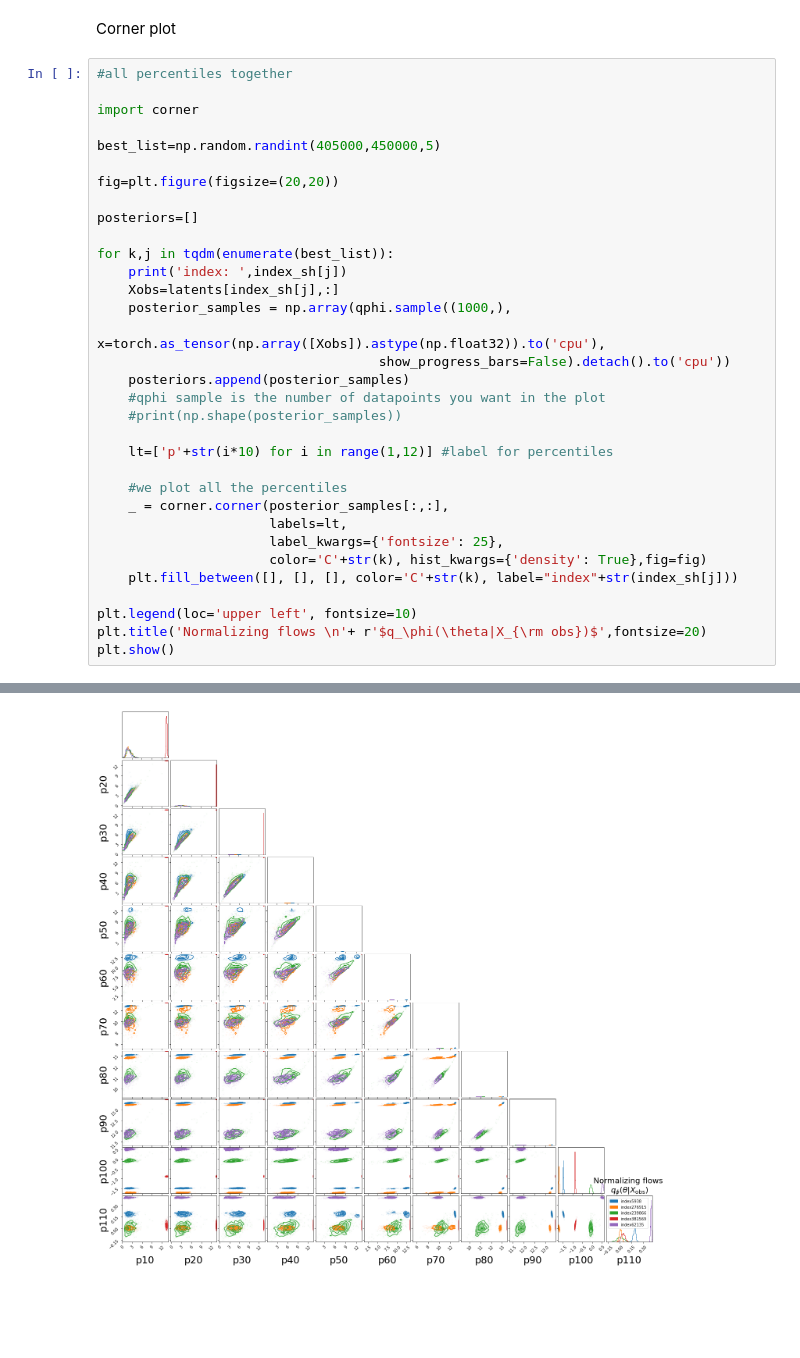
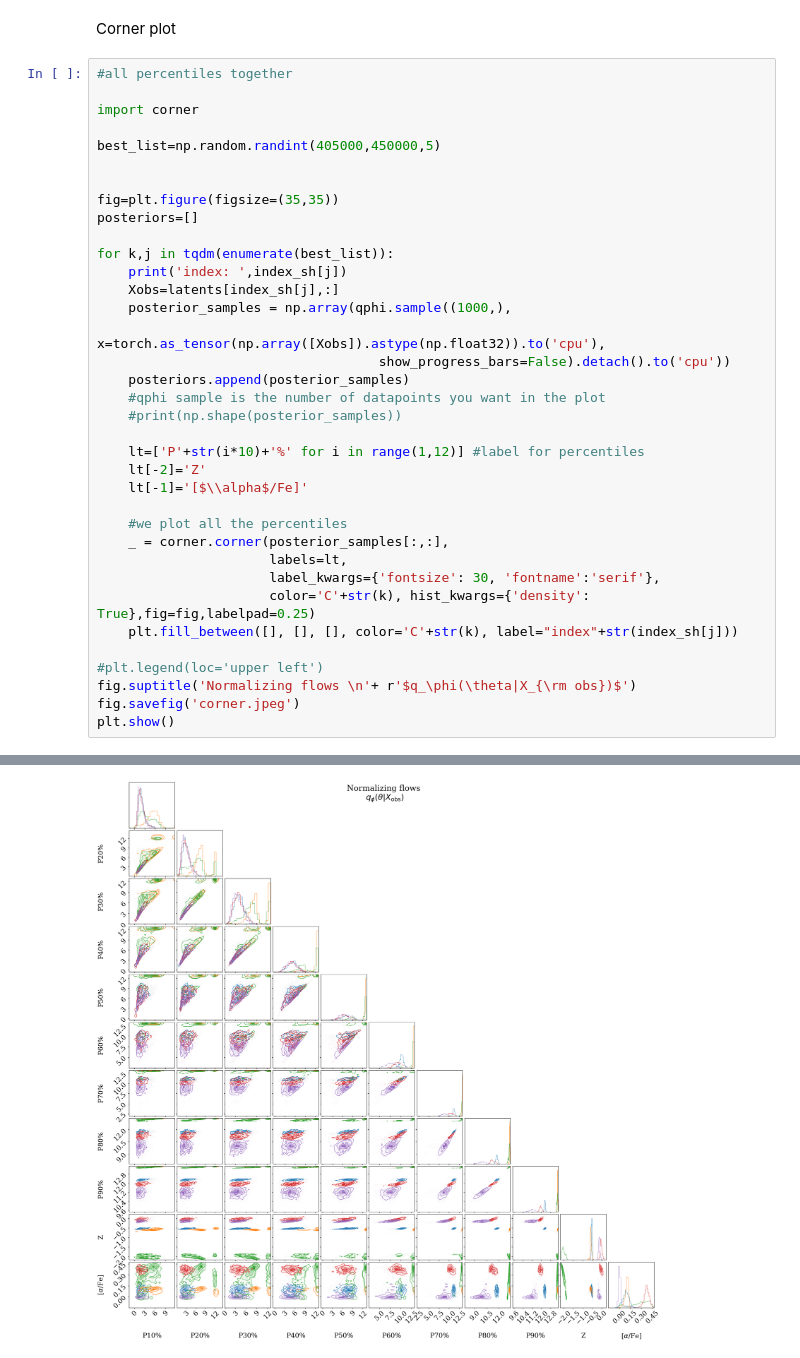
Before and after one commit to patriglesias/SBI_SFHs, a Jupyter notebook: alpha_fe_fixed/posterior_estimation.ipynb, the cells around one changed output, grey strips where cells are left out. Saved outputs shown, nothing was run; the diff lists cells and outputs as text; blank space fills up the shorter version.

```diff
--- a/alpha_fe_fixed/posterior_estimation.ipynb
+++ b/alpha_fe_fixed/posterior_estimation.ipynb
@@ -393,8 +389,8 @@ import corner
 
 best_list=np.random.randint(405000,450000,5)
 
-fig=plt.figure(figsize=(20,20))
 
+fig=plt.figure(figsize=(35,35))
 posteriors=[]
 
 for k,j in tqdm(enumerate(best_list)):
@@ -407,16 +403,19 @@ for k,j in tqdm(enumerate(best_list)):
     #qphi sample is the number of datapoints you want in the plot
     #print(np.shape(posterior_samples))
 
-    lt=['p'+str(i*10) for i in range(1,12)] #label for percentiles
+    lt=['P'+str(i*10)+'%' for i in range(1,12)] #label for percentiles
+    lt[-2]='Z'
+    lt[-1]='[$\\alpha$/Fe]'
 
     #we plot all the percentiles
     _ = corner.corner(posterior_samples[:,:],
                       labels=lt,
-                      label_kwargs={'fontsize': 25},
-                      color='C'+str(k), hist_kwargs={'density': True},fig=fig)
+                      label_kwargs={'fontsize': 30, 'fontname':'serif'},
+                      color='C'+str(k), hist_kwargs={'density': True},fig=fig,labelpad=0.25)
     plt.fill_between([], [], [], color='C'+str(k), label="index"+str(index_sh[j]))
 
-plt.legend(loc='upper left', fontsize=10)
-plt.title('Normalizing flows \n'+ r'$q_\phi(\theta|X_{\rm obs})$',fontsize=20)
+#plt.legend(loc='upper left')
+fig.suptitle('Normalizing flows \n'+ r'$q_\phi(\theta|X_{\rm obs})$')
+fig.savefig('corner.jpeg')
 plt.show()
 # %% [output]
@@ -428 +448 @@ index:  62135
-[figure, old version]
+[figure, new version]
```
Also changed, not shown: parts of 7 cells of this notebook, 6 other files.
